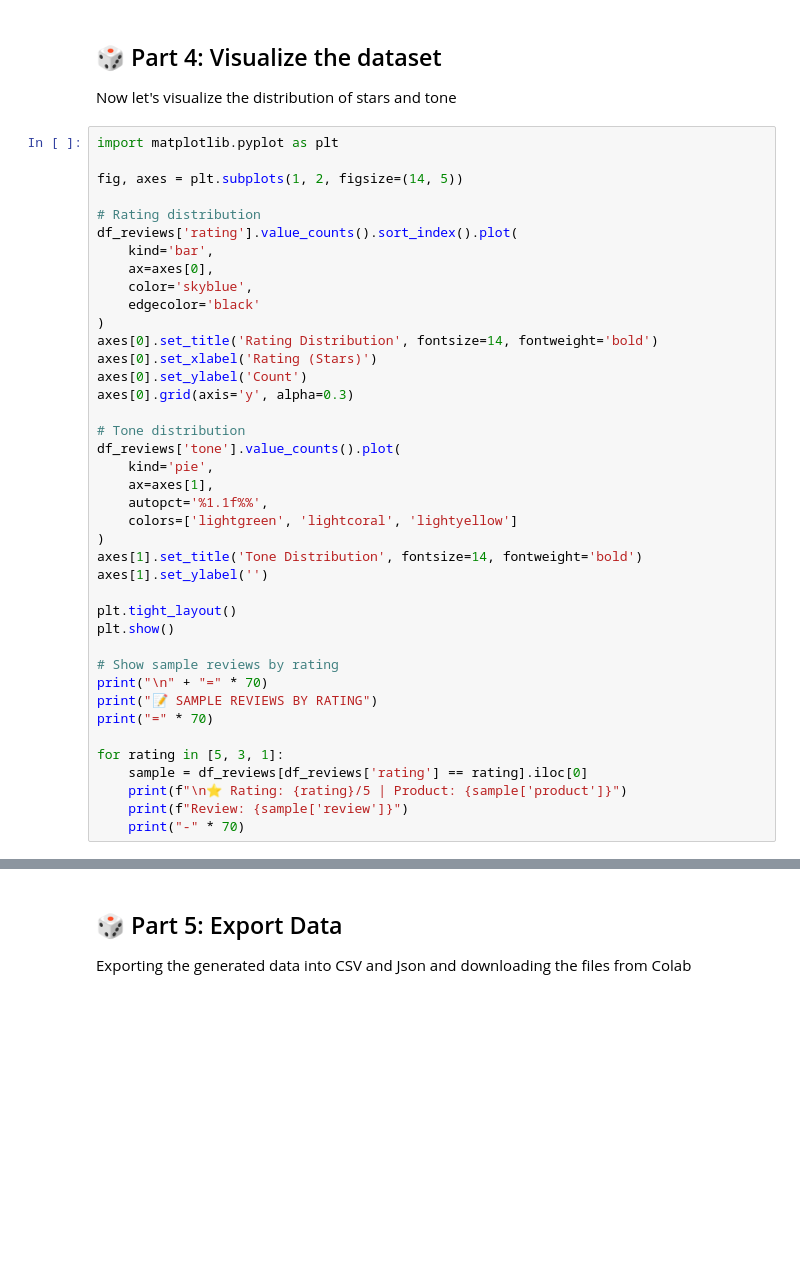
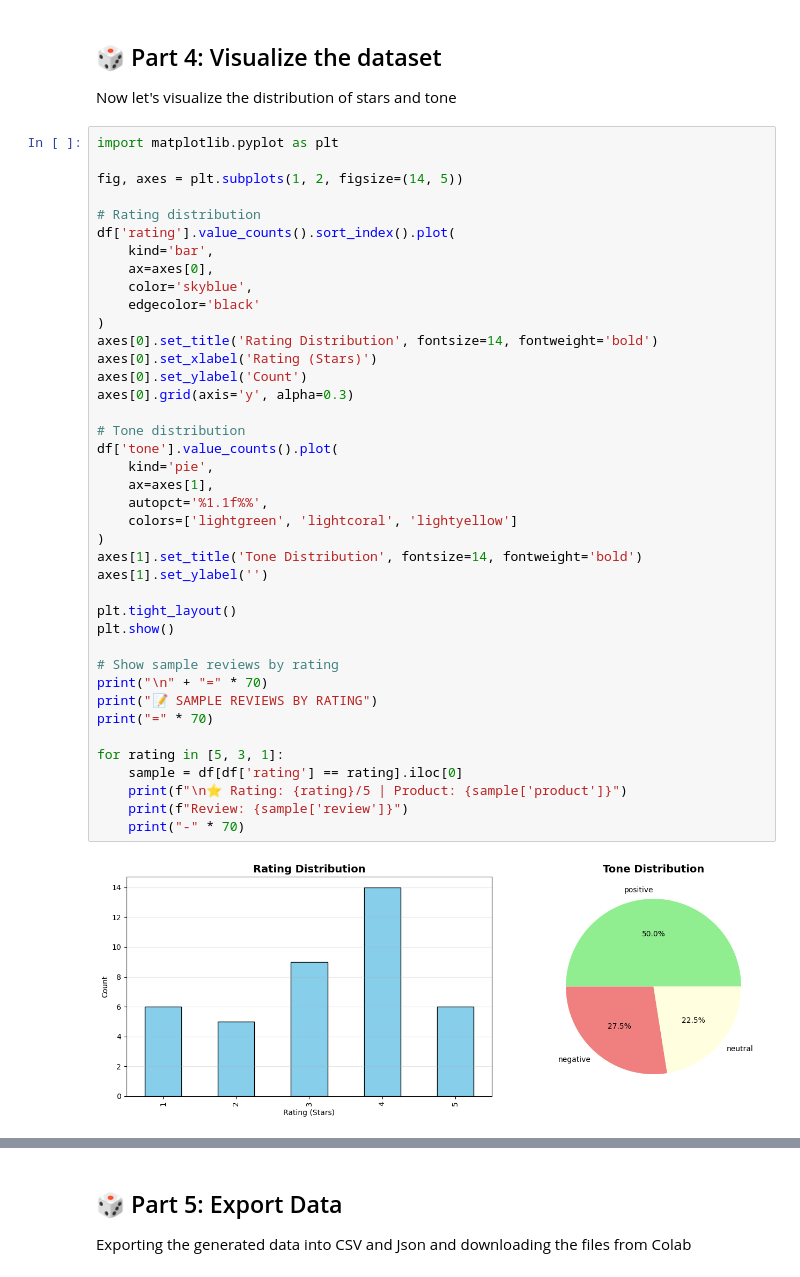
Before and after one commit to HalimehAgh/llm-engineering-exercises, a Jupyter notebook: exercises/exercise-7-synthetic-data-generation/notebooks/synthetic_data_generation.ipynb, the cells around one changed output, grey strips where cells are left out. Cells and saved outputs as stored; diff of their text form; blank space fills up the shorter version.

```diff
--- a/exercises/exercise-7-synthetic-data-generation/notebooks/synthetic_data_generation.ipynb
+++ b/exercises/exercise-7-synthetic-data-generation/notebooks/synthetic_data_generation.ipynb
@@ -289,37 +316,39 @@ import matplotlib.pyplot as plt
 fig, axes = plt.subplots(1, 2, figsize=(14, 5))
 
 # Rating distribution
-df_reviews['rating'].value_counts().sort_index().plot(
+df['rating'].value_counts().sort_index().plot(
     kind='bar',
     ax=axes[0],
     color='skyblue',
     edgecolor='black'
 )
 axes[0].set_title('Rating Distribution', fontsize=14, fontweight='bold')
 axes[0].set_xlabel('Rating (Stars)')
 axes[0].set_ylabel('Count')
 axes[0].grid(axis='y', alpha=0.3)
 
 # Tone distribution
-df_reviews['tone'].value_counts().plot(
+df['tone'].value_counts().plot(
     kind='pie',
     ax=axes[1],
     autopct='%1.1f%%',
     colors=['lightgreen', 'lightcoral', 'lightyellow']
 )
 axes[1].set_title('Tone Distribution', fontsize=14, fontweight='bold')
 axes[1].set_ylabel('')
 
 plt.tight_layout()
 plt.show()
 
 # Show sample reviews by rating
 print("\n" + "=" * 70)
 print("📝 SAMPLE REVIEWS BY RATING")
 print("=" * 70)
 
 for rating in [5, 3, 1]:
-    sample = df_reviews[df_reviews['rating'] == rating].iloc[0]
+    sample = df[df['rating'] == rating].iloc[0]
     print(f"\n⭐ Rating: {rating}/5 | Product: {sample['product']}")
     print(f"Review: {sample['review']}")
     print("-" * 70)
+# %% [output]
+[figure, added]
```
Also changed, not shown: parts of 10 cells of this notebook, 1 other file.
